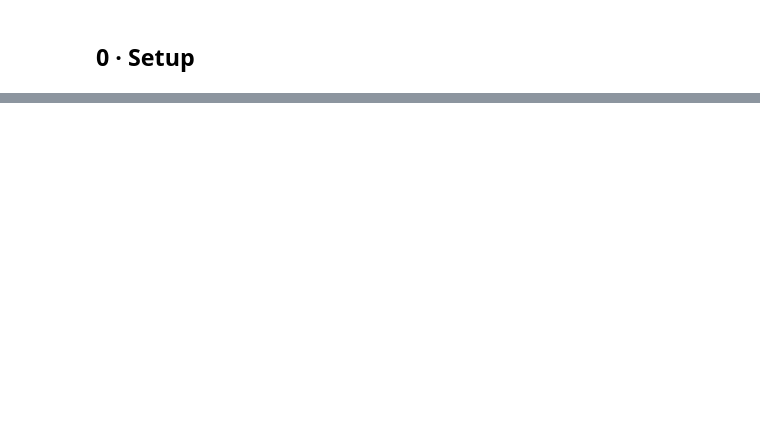
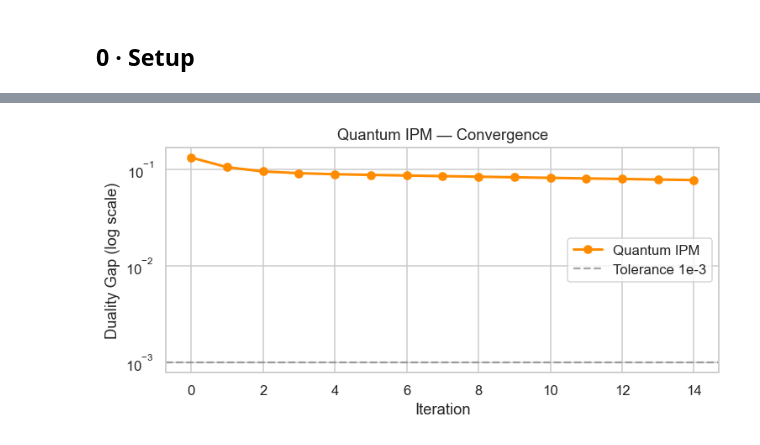
Before and after one commit to Nadav138/QApp, a Jupyter notebook: notebooks/quantum_portfolio_tutorial.ipynb, the cells around one changed output, grey strips where cells are left out. Cells and saved outputs as stored; diff of their text form; code cells hidden in the pictures; blank space fills up the shorter version.

```diff
--- a/notebooks/quantum_portfolio_tutorial.ipynb
+++ b/notebooks/quantum_portfolio_tutorial.ipynb
@@ -530,0 +529,9 @@ Cholesky. The theoretical quantum advantage (`O(log n · κ²)` vs `O(n · κ)`)
+# %%
+print("Solving equality-constrained KKT with HHL…")
+t0 = time.time()
+dz_hhl  = quantum_newton_solver(K_eq, rhs_eq,
+                                  n_clk=CONFIG["quantum_hhl_n_clk"],
+                                  pad_eig=CONFIG["quantum_hhl_pad_eig"])
+elapsed = time.time() - t0
+w_hhl_raw = dz_hhl[:n]
+print(f"✅ HHL solved in {elapsed:.2f} s")
@@ -530,0 +789,25 @@ Cholesky. The theoretical quantum advantage (`O(log n · κ²)` vs `O(n · κ)`)
+# %%
+print("Running Quantum IPM  (n_clk=4, 5 assets — expect ~1–3 min)\n")
+t_start = time.time()
+
+w_qipm, ipm_gaps = run_socp_quantum_ipm(
+    mu_vec, M_mat,
+    target_return      = CONFIG["target_return"],
+    max_weight         = CONFIG["max_weight"],
+    extra_inequalities = CONFIG["extra_inequalities"],
+    assets             = assets,
+    max_iter           = 15,
+    tol                = 1e-3,
+    n_clk              = CONFIG["quantum_hhl_n_clk"],
+    use_adaptive_step  = CONFIG["quantum_ipm_use_adaptive_step"],
+)
+elapsed_qipm = time.time() - t_start
+
+ret_qipm = float(w_qipm @ mu_vec)
+var_qipm = float(w_qipm @ cov_mat @ w_qipm)
+std_qipm = float(np.sqrt(var_qipm))
+
+print(f"\n⏱  Quantum IPM finished in {elapsed_qipm:.1f} s")
+print(f"   Expected return  : {ret_qipm:.2%}")
+print(f"   Annual variance  : {var_qipm:.4f}")
+print(f"   Annual volatility: {std_qipm:.2%}")
@@ -530,0 +832,12 @@ Cholesky. The theoretical quantum advantage (`O(log n · κ²)` vs `O(n · κ)`)
+# %%
+fig, ax = plt.subplots(figsize=(7, 3.5))
+ax.semilogy(ipm_gaps, marker="o", color="darkorange", linewidth=2, label="Quantum IPM")
+ax.axhline(1e-3, color="gray", linestyle="--", alpha=0.7, label="Tolerance 1e-3")
+ax.set_xlabel("Iteration")
+ax.set_ylabel("Duality Gap (log scale)")
+ax.set_title("Quantum IPM — Convergence")
+ax.legend()
+plt.tight_layout()
+plt.show()
+# %% [output]
+[figure, added]
```
Also changed, not shown: parts of 56 cells of this notebook.
